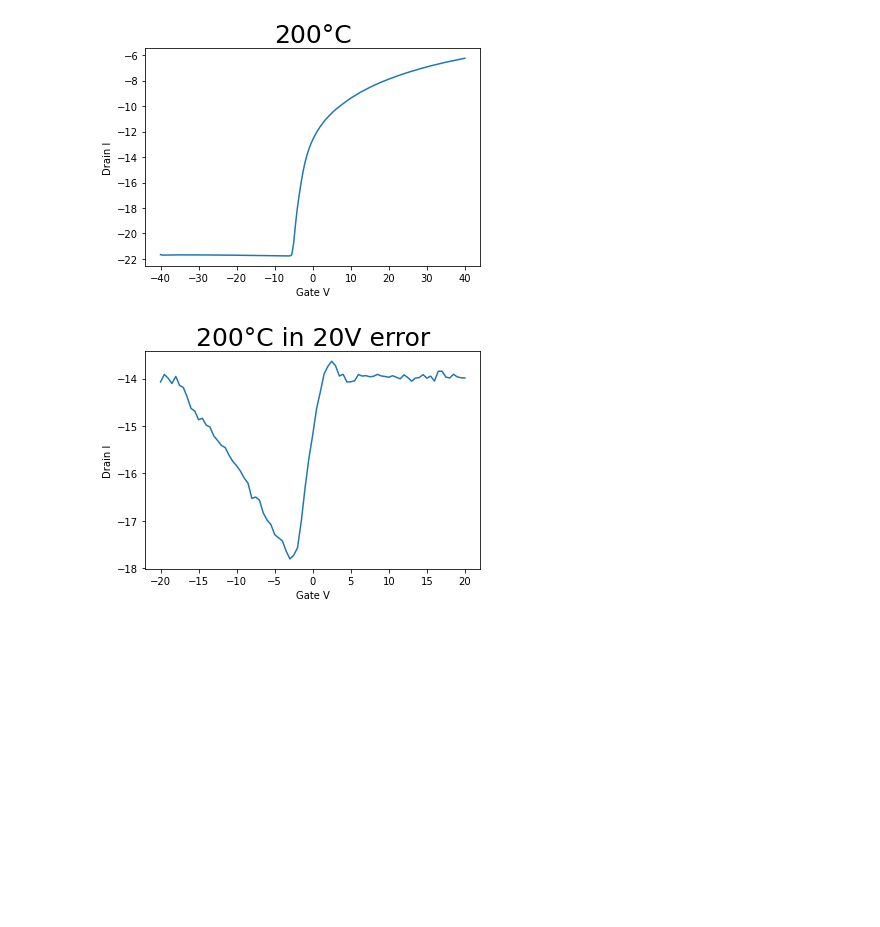
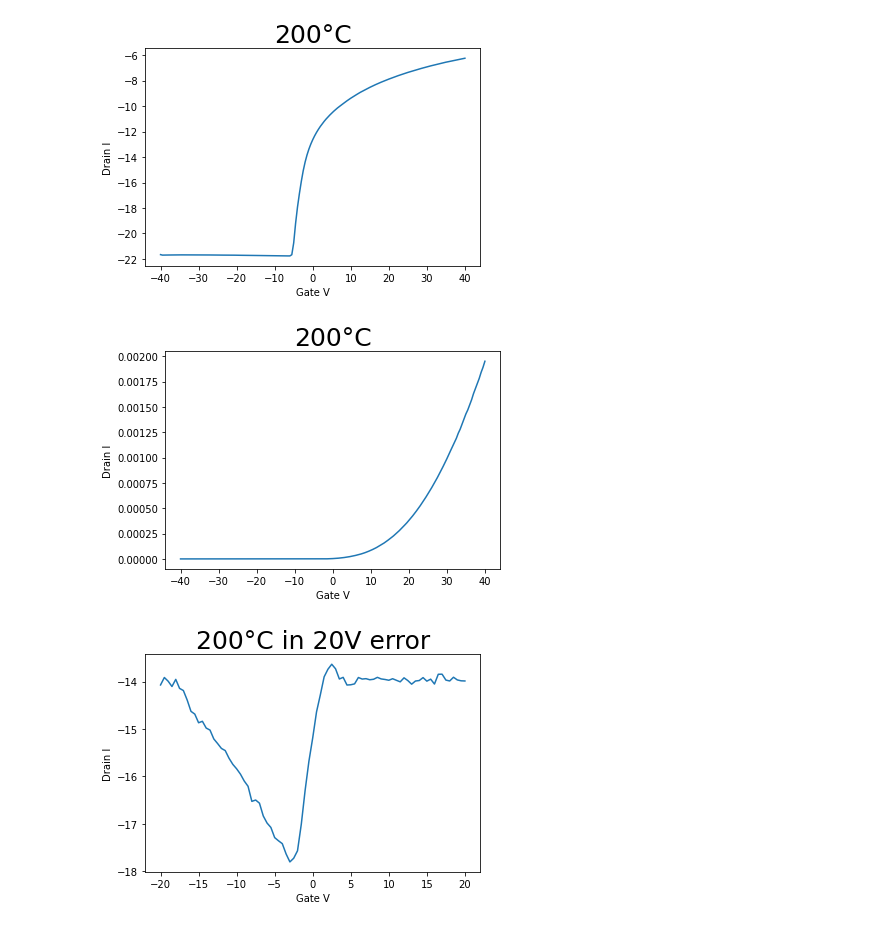
Before and after one commit to junsusong98/TFT_IV_Parameters, a Jupyter notebook: ITZO_TFT.ipynb, the cells around one changed output. Saved outputs shown, nothing was run; the diff lists cells and outputs as text; code cells hidden in the pictures; blank space fills up the shorter version.

```diff
--- a/ITZO_TFT.ipynb
+++ b/ITZO_TFT.ipynb
@@ -48,6 +87,19 @@ plt.plot(gateV,np.log(drainI))
 plt.show()
 # %% [output]
 [figure]
+# %%
+read = '/content/drive/My Drive/Labwork/200 (2).csv'
+x = pd.read_csv(read)
+
+gateV = pd.DataFrame(x, columns=['Gate Vg (V)'])
+drainI = pd.DataFrame(x, columns=['Drain Id (A)'])
+plt.title("200°C",fontsize=25)
+plt.xlabel("Gate V")
+plt.ylabel("Drain I")
+plt.plot(gateV,drainI)
+plt.show()
+# %% [output]
+[figure, added]
 # %%
 read = '/content/drive/My Drive/Labwork/200_20v.csv'
 x = pd.read_csv(read)
```
Also changed, not shown: parts of 9 cells of this notebook.
